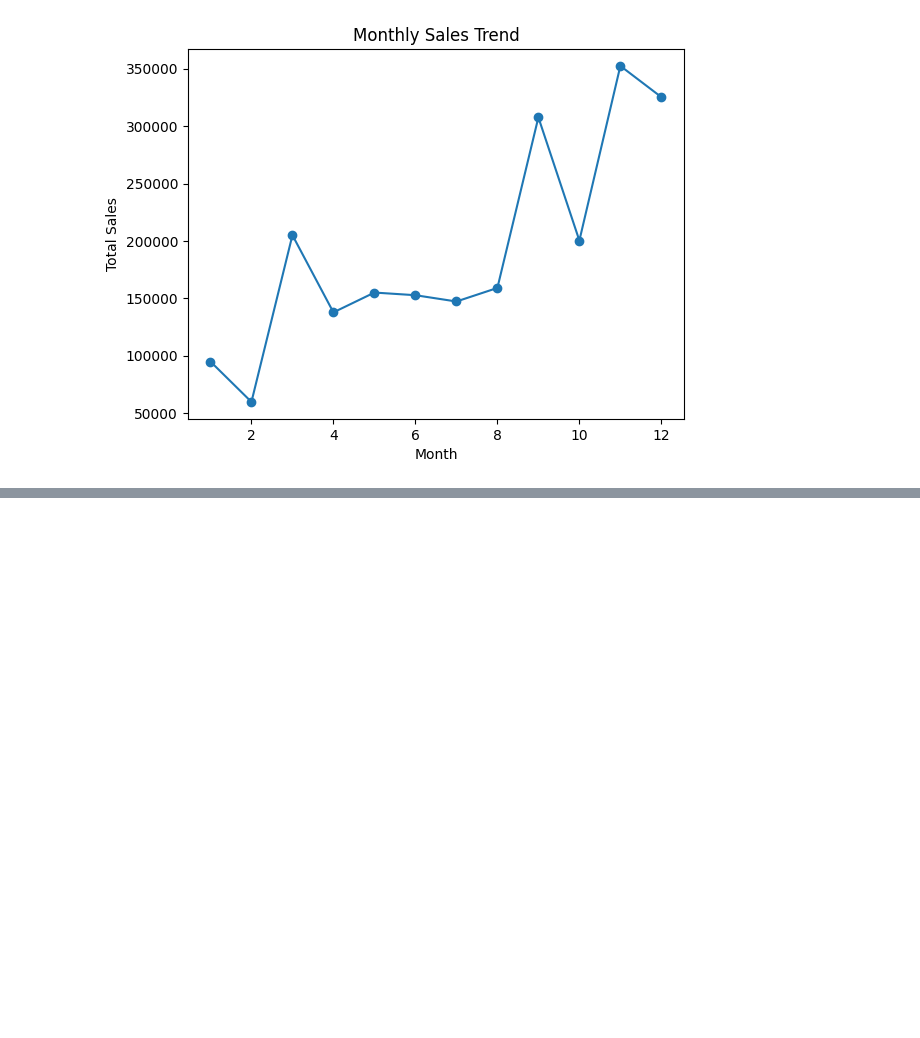
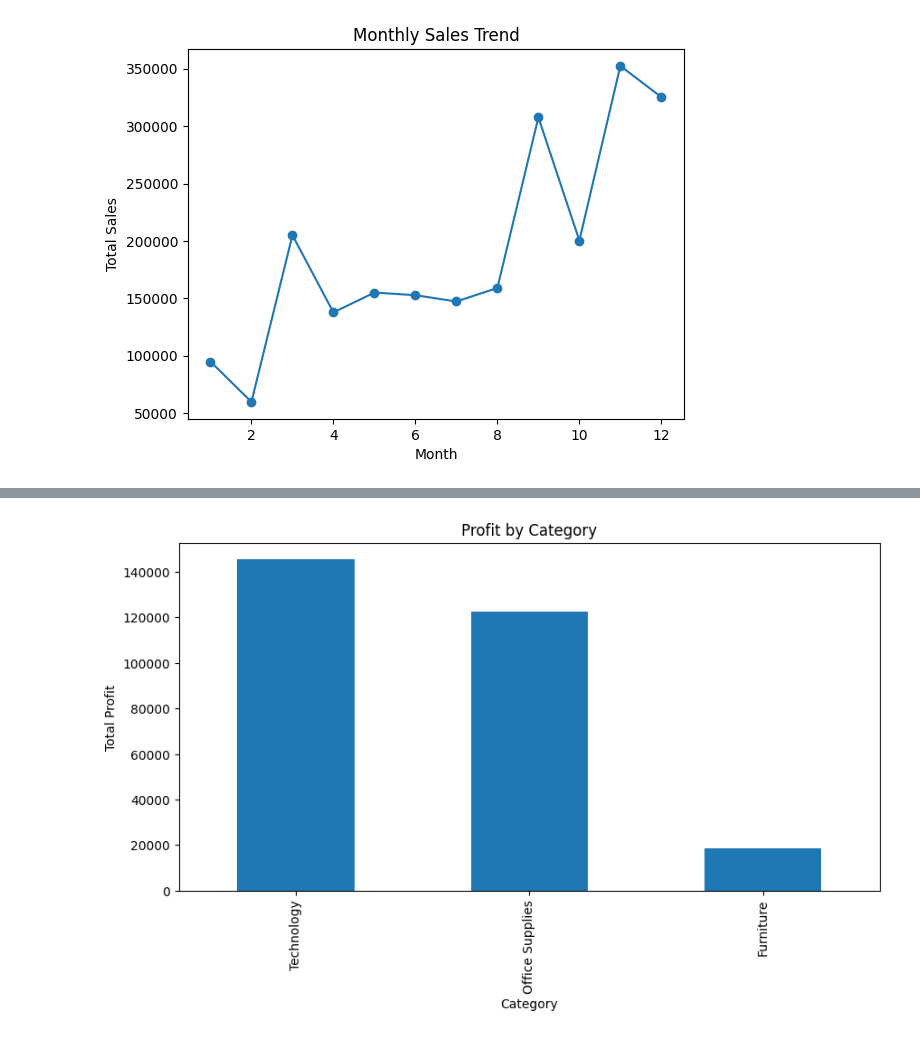
Before and after one commit to Nazaret-Eduardo/sql-data-analysis-portfolio, a Jupyter notebook: notebooks/sales_analysis.ipynb, the cells around one changed output, grey strips where cells are left out. Saved outputs shown, nothing was run; the diff lists cells and outputs as text; code cells hidden in the pictures; blank space fills up the shorter version.

```diff
--- a/notebooks/sales_analysis.ipynb
+++ b/notebooks/sales_analysis.ipynb
@@ -118,0 +181,12 @@ plt.show()
+# %%
+plt.figure(figsize=(10,5))
+
+profit_by_category.plot(kind='bar')
+
+plt.title('Profit by Category')
+plt.xlabel('Category')
+plt.ylabel('Total Profit')
+
+plt.show()
+# %% [output]
+[figure, added]
```
Also changed, not shown: parts of 5 cells of this notebook.
